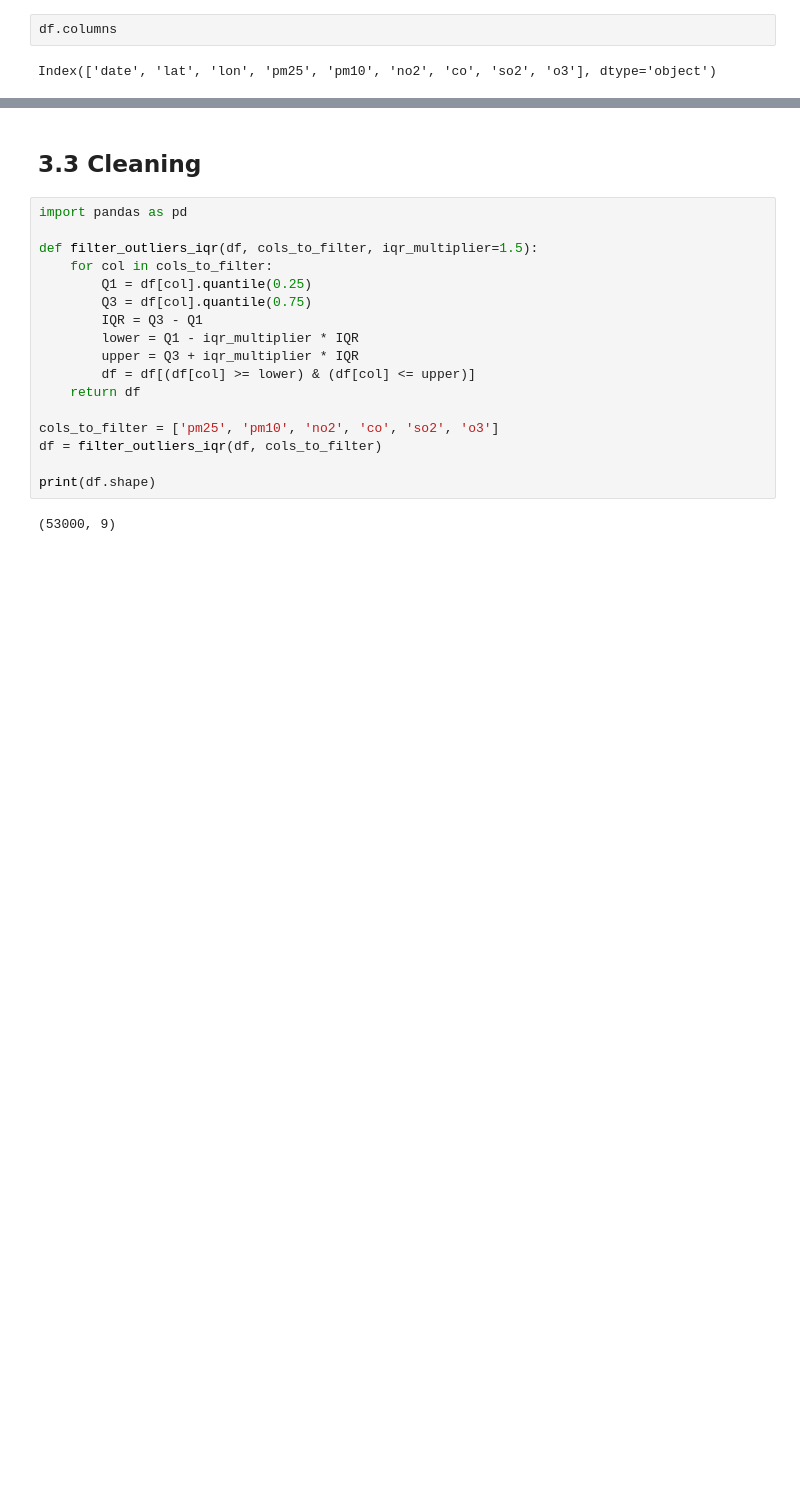
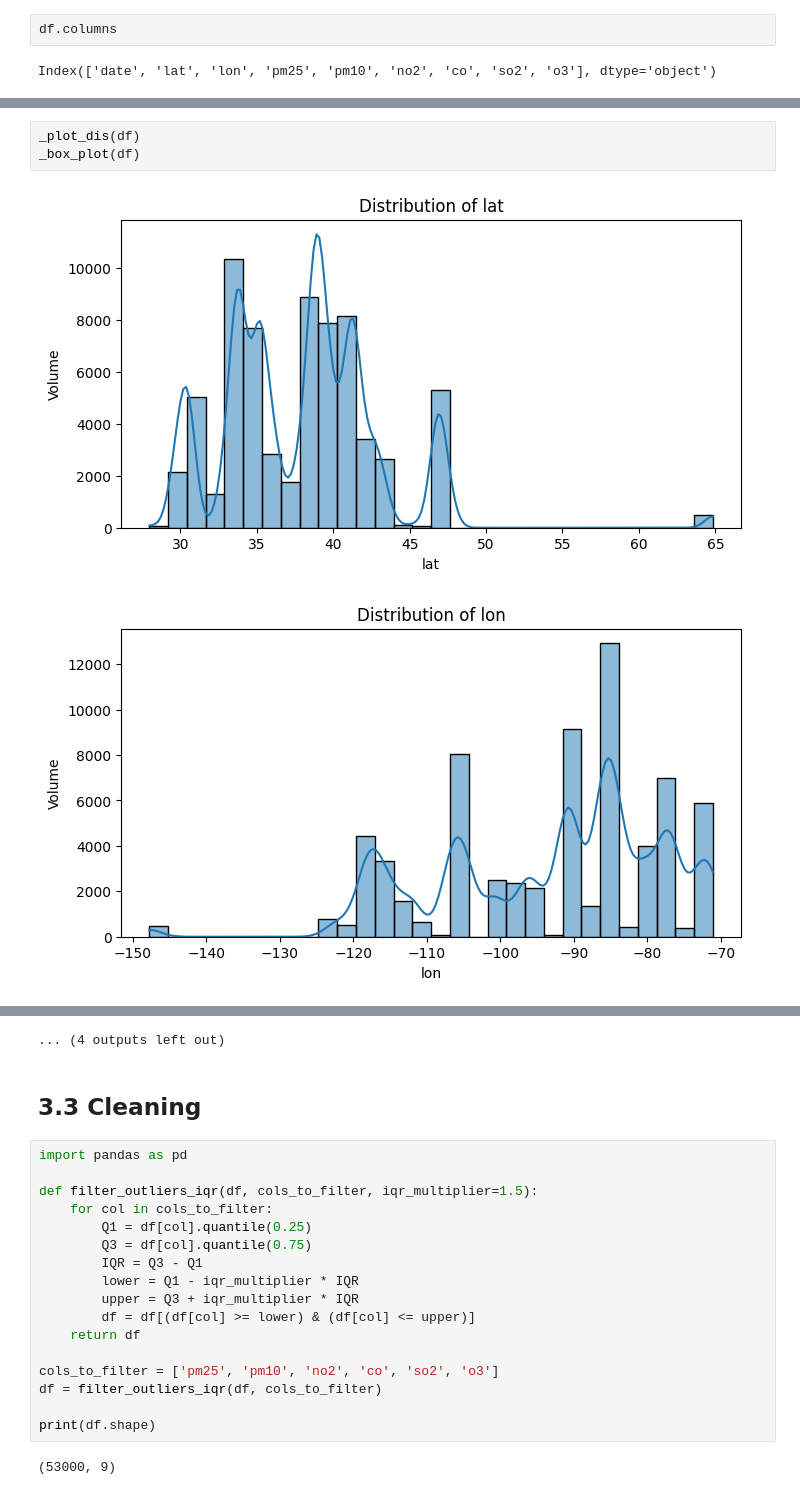
Before and after one commit to DanielNguyen-05/AirForce, a Jupyter notebook: ai/lstm_v1.ipynb, the cells around one changed output, grey strips where cells are left out. Saved outputs shown, nothing was run; the diff lists cells and outputs as text; blank space fills up the shorter version.

```diff
--- a/ai/lstm_v1.ipynb
+++ b/ai/lstm_v1.ipynb
@@ -160,3 +160,9 @@ def _box_plot(df):
             sns.boxplot(x=df[col])
             plt.title(f'Boxplot of {col}')
             plt.show()
+# %%
+_plot_dis(df)
+_box_plot(df)
+# %% [output]
+[figure, added]
+[figure, added]
@@ -163,3 +179,4 @@ def _box_plot(df):
+... (4 outputs left out)
 # %% [markdown]
 ## **3.3 Cleaning**
 # %%
```
Also changed, not shown: parts of 12 cells of this notebook, 8 other files.
